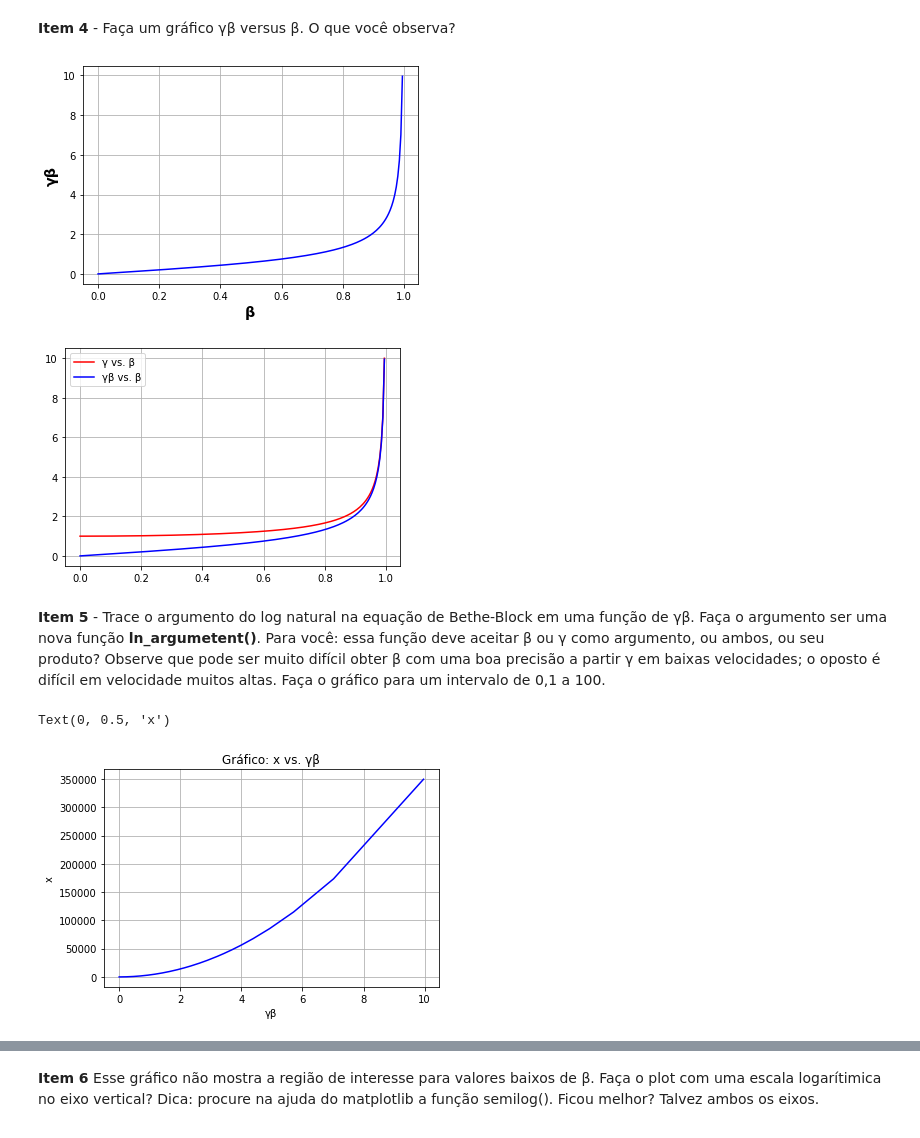
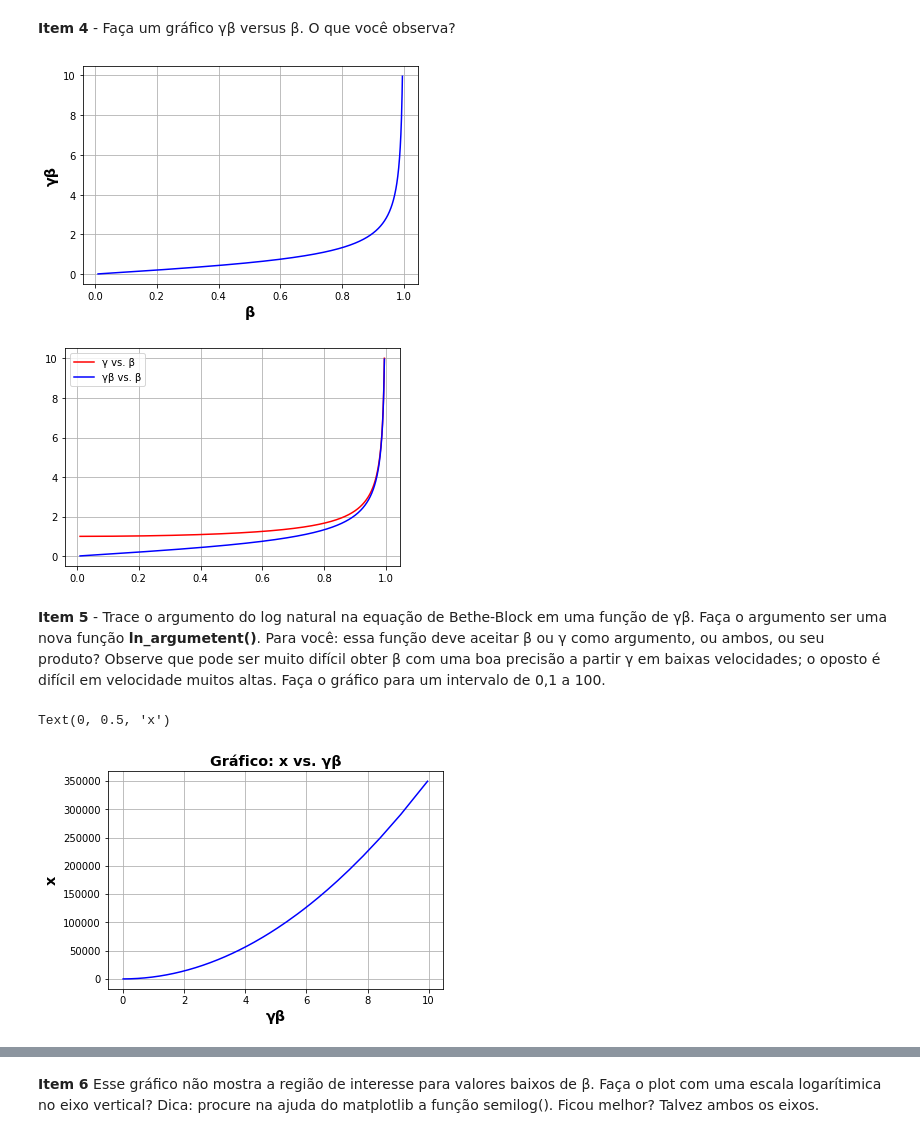
Before and after one commit to JMateusNSilva/python_uerj_2020_2, a Jupyter notebook: projeto01/projeto01_Bethe_Block_equation.ipynb, the cells around one changed output, grey strips where cells are left out. Cells and saved outputs as stored; diff of their text form; code cells hidden in the pictures.

```diff
--- a/projeto01/projeto01_Bethe_Block_equation.ipynb
+++ b/projeto01/projeto01_Bethe_Block_equation.ipynb
@@ -31,7 +31,7 @@ def gamma(beta):
 import numpy as np
 from função_gamma import gamma
 # Beta varia entre valores de 0 até 1.
-beta = np.arange(0.0,1.0,0.005)                              # Valor do vetor beta
+beta = np.arange(0.01,1.0,0.001)                              # Valor do vetor beta
 #print(f'O valor de vetor beta é: \n {beta}')
 gamma = gamma(beta)
-print(f'O valor do vetor gamma é: \n {gamma}')
+#print(f'O valor do vetor gamma é: \n {gamma} ')
@@ -60,7 +42,7 @@ import numpy as np
 import matplotlib.pyplot as plt
 from função_gamma import gamma
 # Beta varia entre valores de 0 até 1.
-beta = np.arange(0.0,0.996,0.005)               # O intervalo inclui o ponto inicial (0) e exclui o ponto final(0.996)
+beta = np.arange(0.01,0.996,0.001)               # O intervalo inclui o ponto inicial (0) e exclui o ponto final(0.996)
 
 gamma = gamma(beta)
 
@@ -84,13 +66,13 @@ import numpy as np
 import matplotlib.pyplot as plt
 from função_gamma import gamma
 # Beta varia entre valores de 0 até 1.
-beta = np.arange(0,0.996,0.005)               # O intervalo inclui o ponto inicial (0) e exclui o ponto final(0.996)
+beta = np.arange(0.01,0.996,0.001)               # O intervalo inclui o ponto inicial (0) e exclui o ponto final(0.996)
 
 gamma = gamma(beta)
 
 gamma_beta = gamma*beta
 
-#print(gamma_beta)
+#print(len(gamma_beta))
 
 fig, ax1 = plt.subplots()
 ax1.set_xlabel('β', fontsize= 'x-large', fontweight='bold')
@@ -117,28 +99,28 @@ ax6=plt.legend()
 #ax2.set_yscale('log')
 #ax2=plt.plot( beta, gamma_beta, 'blue')
 # %% [output]
-[figure, old version]
+[figure, new version]
-[figure, old version]
+[figure, new version]
 # %% [markdown]
 **Item 5** - Trace o argumento do log natural na equação de Bethe-Block em uma função de γβ. Faça o argumento ser uma nova função **ln_argumetent()**. Para você: essa função deve aceitar β ou γ como argumento, ou ambos, ou seu produto? Observe que pode ser muito difícil obter β com uma boa precisão a partir γ em baixas velocidades; o oposto é difícil em velocidade muitos altas. Faça o gráfico para um intervalo de 0,1 a 100.
 # %%
 def ln_argument(valor):
     # Traçando o argumento do ln da equação de Bethe-Block.
     # constantes utilizadas.
     mc2 = 0.5110                             # Mev - massa do eletron - m_e * c^2.
     I = 29*10**(-5)                          # I/Z aprox 10^-5 onde Z é o número atômico que para o cobre Z=29.
     x = (2*mc2 * valor**2) / I                 # x é o argumento do ln da equação de Bethe-Block.
     return x
 
 x = ln_argument(gamma_beta)
 plt.grid()
 plt.plot(gamma_beta, x, 'blue')
-plt.title('Gráfico: x vs. γβ')
-plt.xlabel('γβ')
-plt.ylabel('x')
+plt.title('Gráfico: x vs. γβ',fontsize='x-large', fontweight='bold')
+plt.xlabel('γβ',fontsize='x-large', fontweight='bold')
+plt.ylabel('x',fontsize='x-large', fontweight='bold')
 # %% [output]
 Text(0, 0.5, 'x')
-[figure, old version]
+[figure, new version]
 # %%
 x = ln_argument(gamma_beta)                 # Este é o argumento do ln da equação de Bethe-Block
 
```
Also changed, not shown: parts of 10 cells of this notebook.
